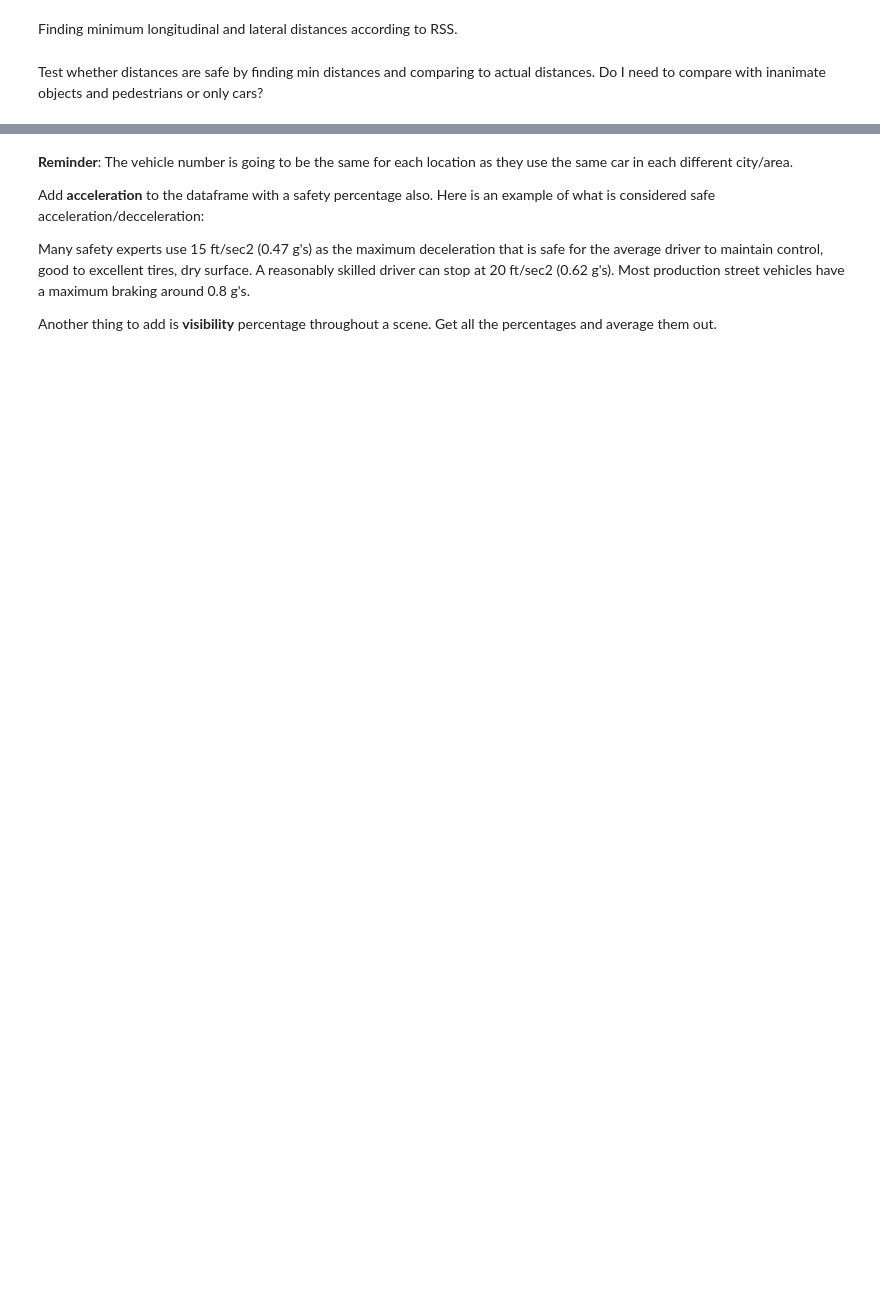
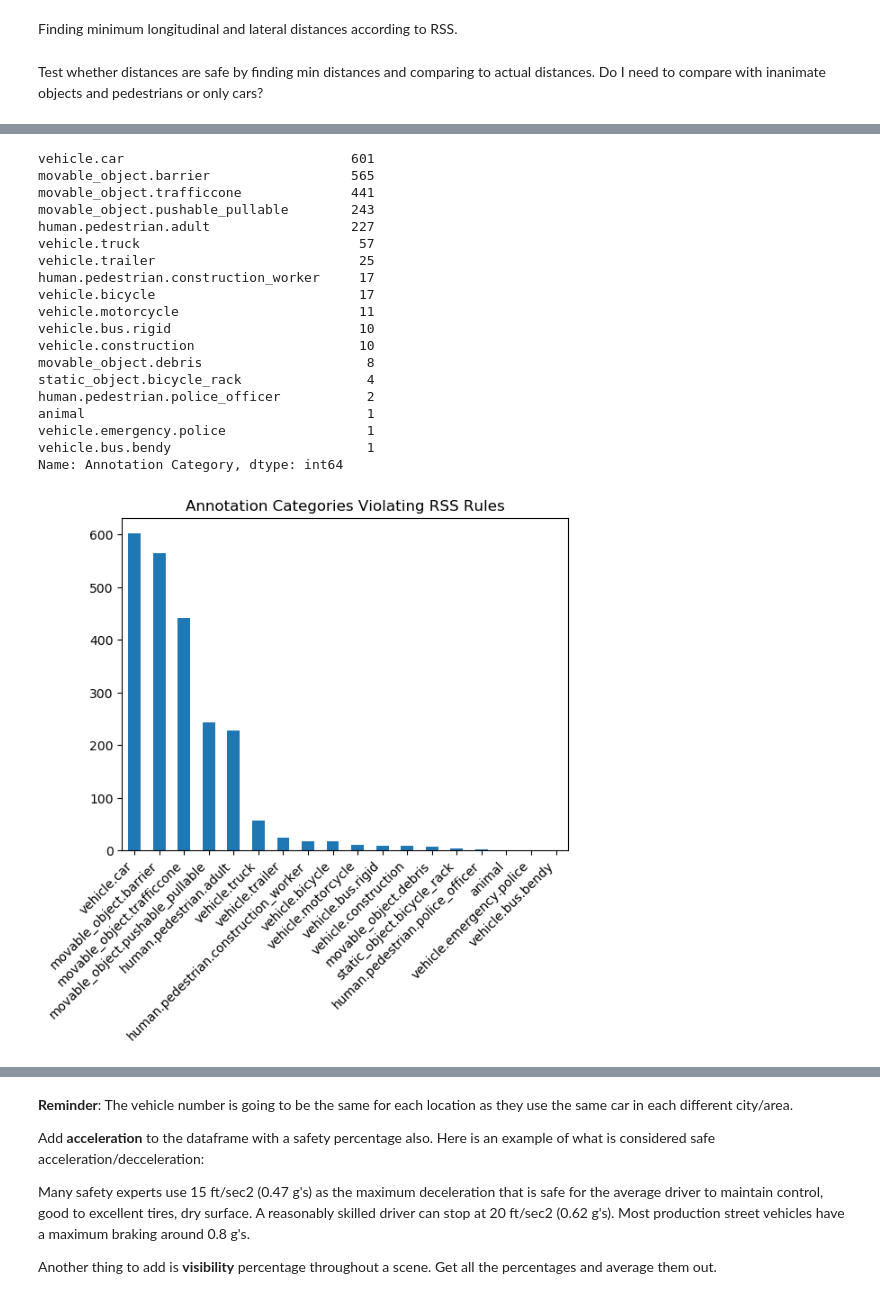
Before and after one commit to agathepetillot/UG4-Honours-Project, a Jupyter notebook: NuScenes_functions.ipynb, the cells around one changed output, grey strips where cells are left out. Cells and saved outputs as stored; diff of their text form; code cells hidden in the pictures; blank space fills up the shorter version.

```diff
--- a/NuScenes_functions.ipynb
+++ b/NuScenes_functions.ipynb
@@ -850,0 +882,28 @@ percentages_df
+# %%
+unsafe_anns = full_df.loc[full_df['Safe Overall']=='Not Safe']
+unsafe_anns['Annotation Category'].value_counts().plot(kind='bar')
+plt.xticks(rotation = 45, ha = 'right')
+plt.title('Annotation Categories Violating RSS Rules')
+
+unsafe_anns['Annotation Category'].value_counts()
+# %% [output]
+vehicle.car                             601
+movable_object.barrier                  565
+movable_object.trafficcone              441
+movable_object.pushable_pullable        243
+human.pedestrian.adult                  227
+vehicle.truck                            57
+vehicle.trailer                          25
+human.pedestrian.construction_worker     17
+vehicle.bicycle                          17
+vehicle.motorcycle                       11
+vehicle.bus.rigid                        10
+vehicle.construction                     10
+movable_object.debris                     8
+static_object.bicycle_rack                4
+human.pedestrian.police_officer           2
+animal                                    1
+vehicle.emergency.police                  1
+vehicle.bus.bendy                         1
+Name: Annotation Category, dtype: int64
+[figure, added]
```
Also changed, not shown: parts of 24 cells of this notebook, 1 other file.
